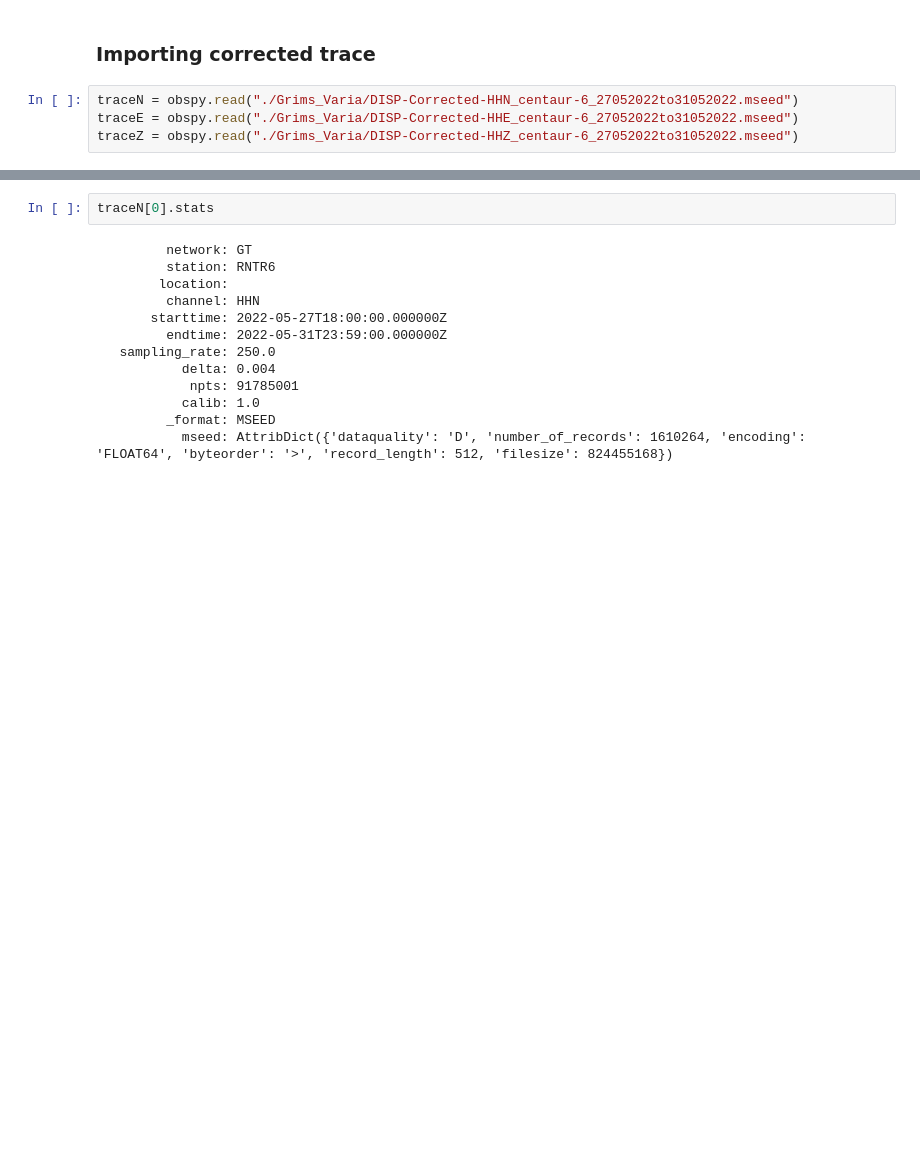
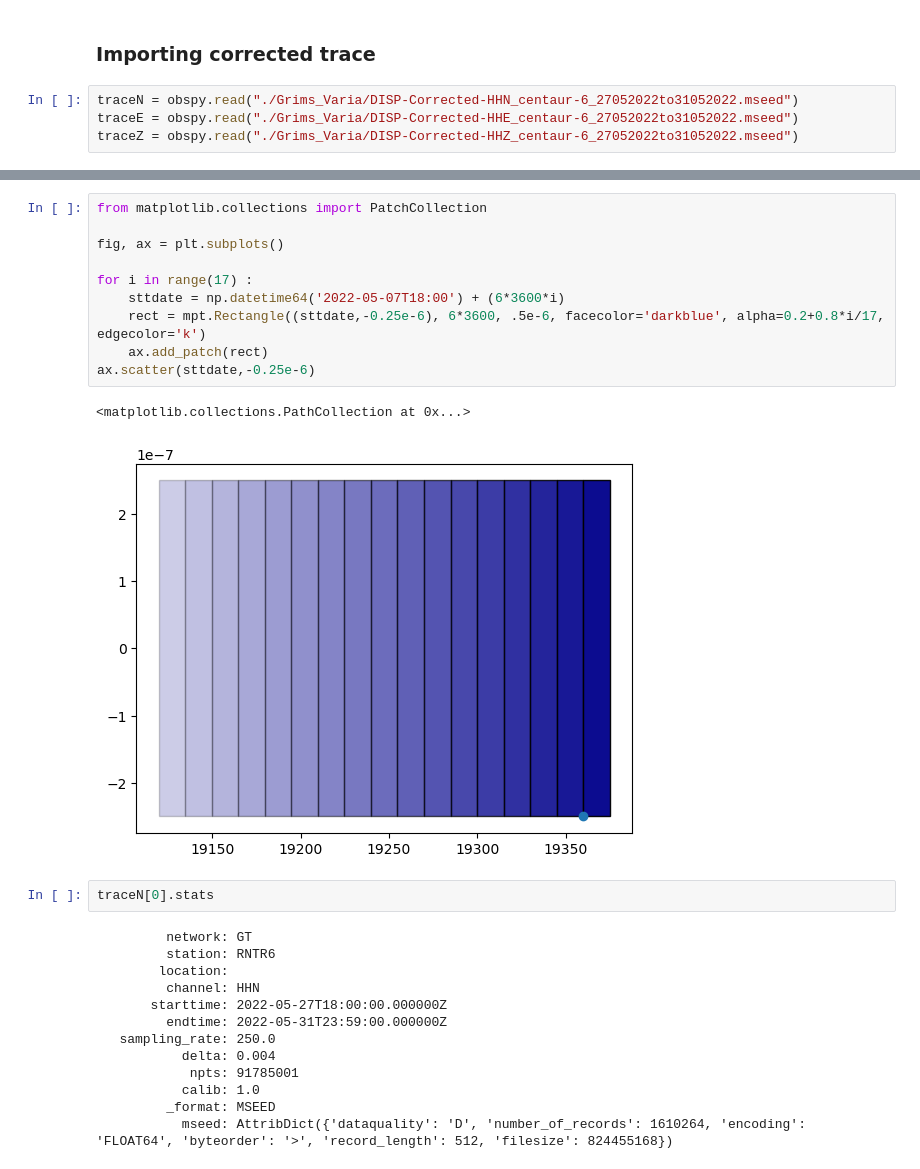
Before and after one commit to jgovoort/sismo-memo, a Jupyter notebook: Diana.ipynb, the cells around one changed output, grey strips where cells are left out. Drawn from its saved outputs; the diff is of its cells as text; blank space fills up the shorter version.

```diff
--- a/Diana.ipynb
+++ b/Diana.ipynb
@@ -111,3 +138,16 @@ traceZ = obspy.read("./Grims_Varia/DISP-Corrected-HHZ_centaur-6_27052022to310520
+# %%
+from matplotlib.collections import PatchCollection
+
+fig, ax = plt.subplots()
+
+for i in range(17) :
+    sttdate = np.datetime64('2022-05-07T18:00') + (6*3600*i)
+    rect = mpt.Rectangle((sttdate,-0.25e-6), 6*3600, .5e-6, facecolor='darkblue', alpha=0.2+0.8*i/17, edgecolor='k')
+    ax.add_patch(rect)
+ax.scatter(sttdate,-0.25e-6)
+# %% [output]
+<matplotlib.collections.PathCollection at 0x...>
+[figure, added]
 # %%
 traceN[0].stats
 # %% [output]
```
Also changed, not shown: parts of 31 cells of this notebook, 7 other files.
